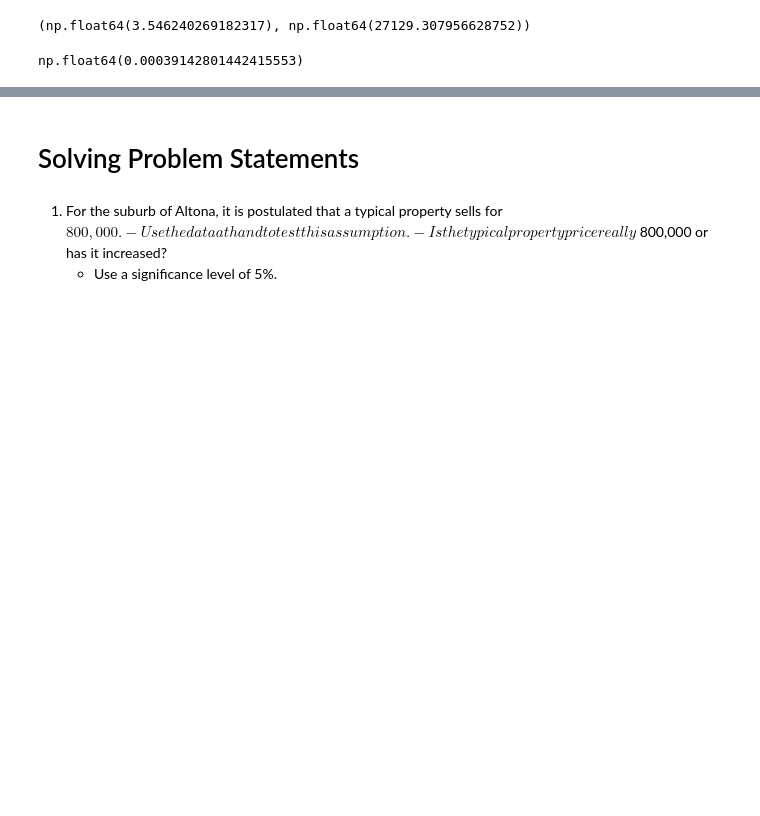
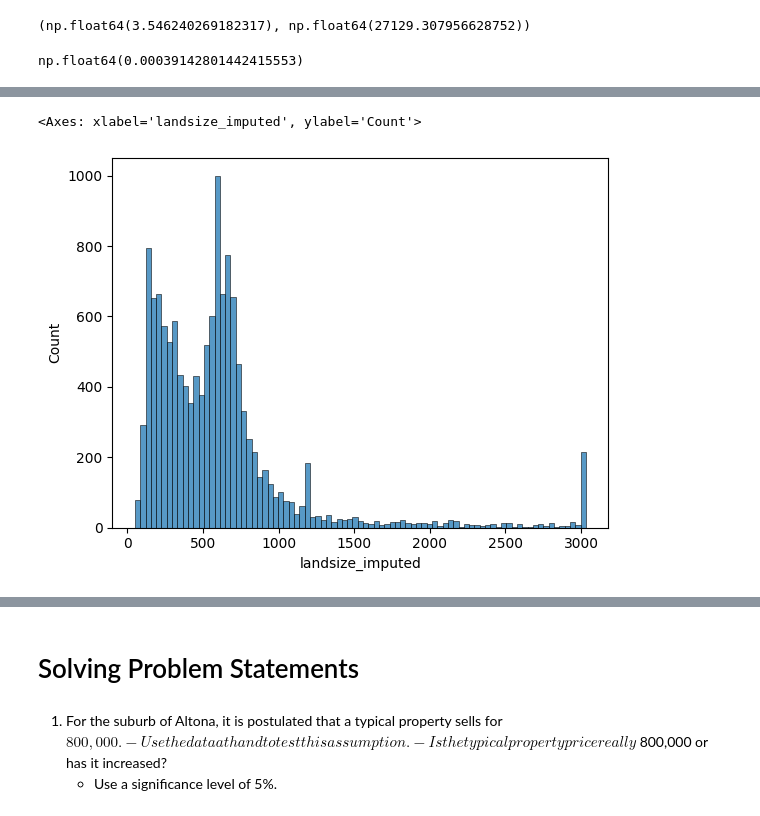
Before and after one commit to SKMsushant/HeroVired, a Jupyter notebook: statistics_graded_assignment/Sushant_kumar_PGDSAIML_1.ipynb, the cells around one changed output, grey strips where cells are left out. Drawn from its saved outputs; the diff is of its cells as text; code cells hidden in the pictures; blank space fills up the shorter version.

```diff
--- a/statistics_graded_assignment/Sushant_kumar_PGDSAIML_1.ipynb
+++ b/statistics_graded_assignment/Sushant_kumar_PGDSAIML_1.ipynb
@@ -2828,0 +2993,3 @@ np.float64(0.00039142801442415553)
+# %%
+df.loc[(df['type']=='t')&(df['landsize_imputed']<100),'landsize_imputed']=100
+df.loc[(df['type']=='t')&(df['landsize_imputed']>upper),'landsize_imputed']=upper
@@ -2828,0 +3030,7 @@ np.float64(0.00039142801442415553)
+# %%
+q1=df[df['type']=='h']['landsize_imputed'].quantile(0.25)
+q3=df[df['type']=='h']['landsize_imputed'].quantile(0.75)
+iqr=q3-q1
+lower=q1-(1.5*iqr)
+upper=q3+(1.5*iqr)
+print(f"Q1 : {q1}   Q2 : {q3}   iqr : {iqr}   lower : {lower}   upper : {upper}")
@@ -2828,0 +3074,4 @@ np.float64(0.00039142801442415553)
+# %%
+df.loc[(df['type']=='h')&(df['landsize_imputed']<150),'landsize_imputed']=150
+# %%
+df.loc[(df['type']=='h')&(df['landsize_imputed']>upper),'landsize_imputed']=upper
@@ -2828,0 +3090,5 @@ np.float64(0.00039142801442415553)
+# %%
+sns.histplot(df['landsize_imputed'])
+# %% [output]
+<Axes: xlabel='landsize_imputed', ylabel='Count'>
+[figure, added]
```
Also changed, not shown: parts of 39 cells of this notebook, 1 other file.
